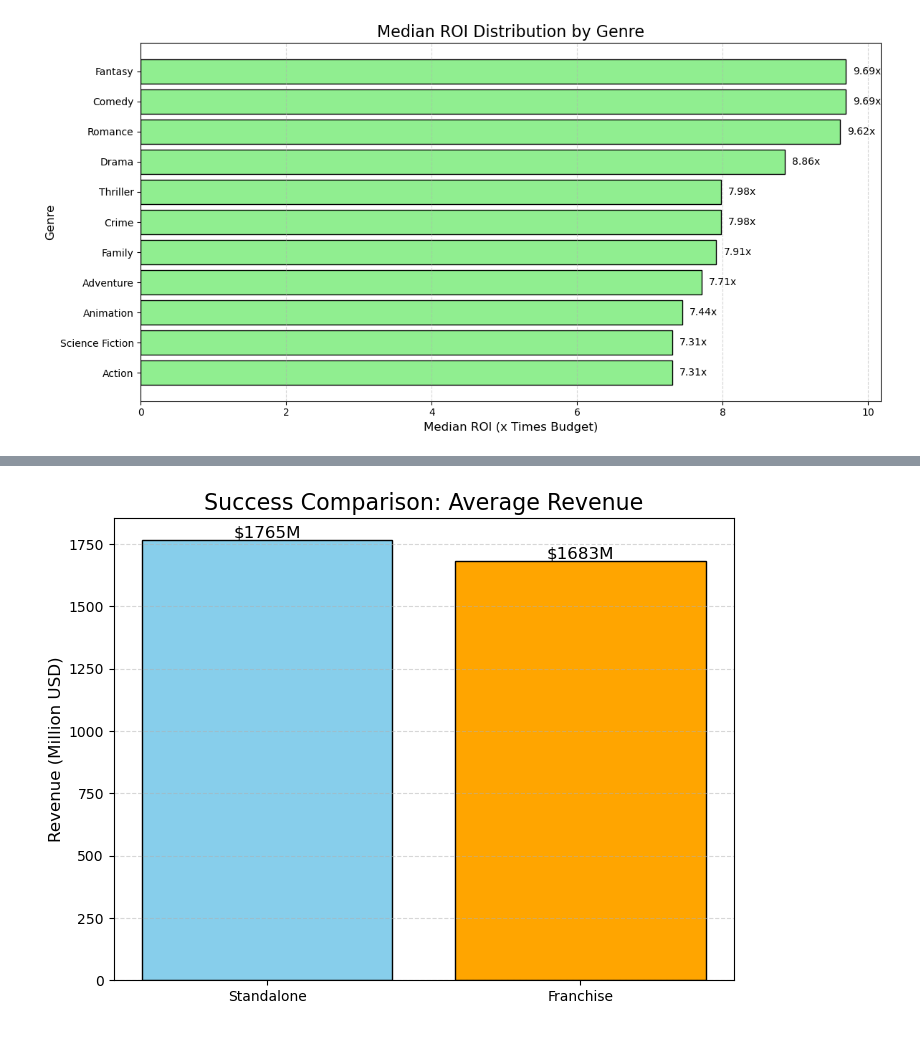
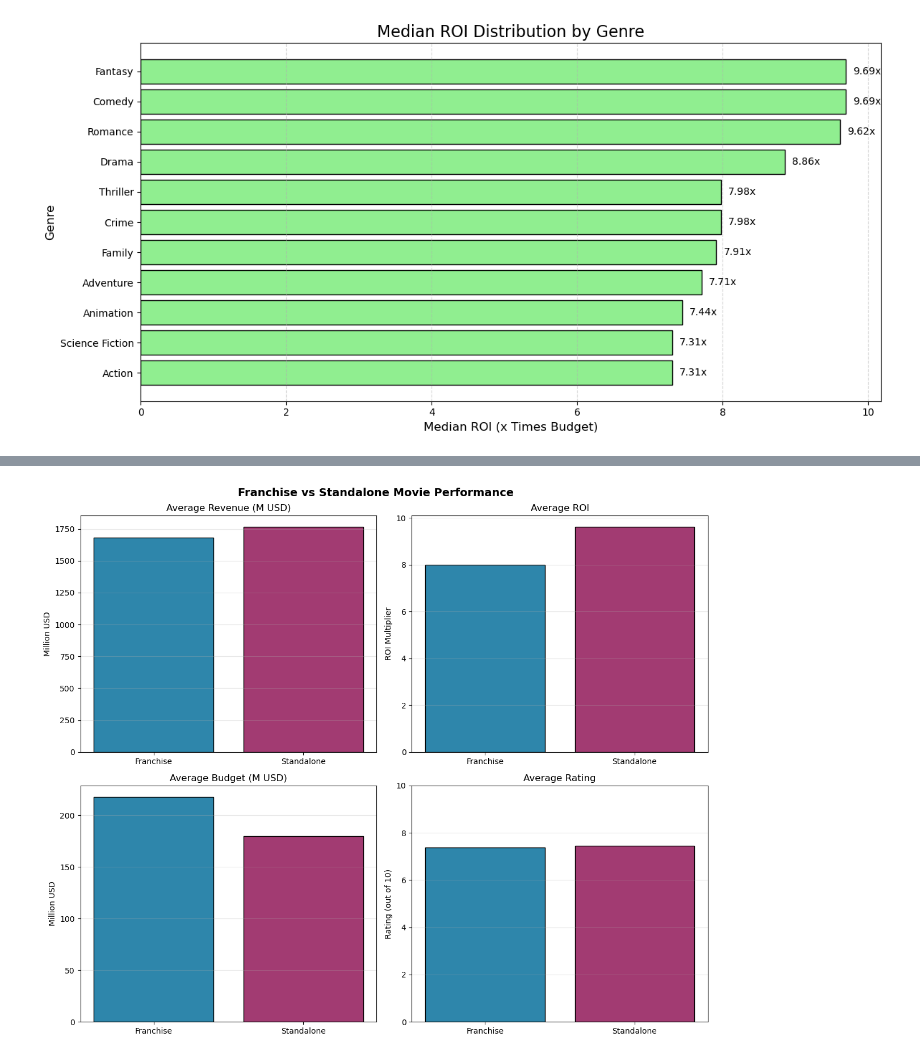
Before and after one commit to jill-break/DE02---TMDB-Movie-Data-Analysis, a Jupyter notebook: tmdb.ipynb, the cells around one changed output, grey strips where cells are left out. Saved outputs shown, nothing was run; the diff lists cells and outputs as text; code cells hidden in the pictures.

```diff
--- a/tmdb.ipynb
+++ b/tmdb.ipynb
@@ -726,20 +764,14 @@ J.J. Abrams                         1        2068.22          7.26
 # %%
-# 1. Load Data
-# We reload the clean dataset to ensure we have the correct types
-# (If running locally, ensure 'movies_clean.csv' is in your directory)
-# df_movie = pd.read_csv('movies_clean.csv')
-
-# --- PRE-PROCESSING FOR PLOTTING ---
-
-# Re-create 'is_franchise' logic (it wasn't saved in the CSV as a boolean)
-# Assuming 'belongs_to_collection' is the column name in your CSV
 df_movie['is_franchise'] = df_movie['belongs_to_collection'].notna()
 
 # Ensure numeric types
-df_movie['budget_musd'] = pd.to_numeric(df_movie['budget_musd'], errors='coerce')
-df_movie['revenue_musd'] = pd.to_numeric(df_movie['revenue_musd'], errors='coerce')
+df_movie['budget_musd'] = pd.to_numeric(
+    df_movie['budget_musd'], errors='coerce')
+df_movie['revenue_musd'] = pd.to_numeric(
+    df_movie['revenue_musd'], errors='coerce')
 df_movie['popularity'] = pd.to_numeric(df_movie['popularity'], errors='coerce')
-df_movie['vote_average'] = pd.to_numeric(df_movie['vote_average'], errors='coerce')
+df_movie['vote_average'] = pd.to_numeric(
+    df_movie['vote_average'], errors='coerce')
 
 # Ensure Date is datetime type and extract year
 df_movie['release_date'] = pd.to_datetime(df_movie['release_date'])
@@ -750,7 +782,6 @@ if 'roi' not in df_movie.columns:
     df_movie['roi'] = df_movie['revenue_musd'] / df_movie['budget_musd']
 
 # Explode Genres for the ROI Chart
-# Assuming 'genres' is pipe-separated string "Action|Adventure"
 df_plot = df_movie.copy()
 df_plot['genre_list'] = df_plot['genres'].str.split('|')
 df_exploded = df_plot.explode('genre_list')
@@ -875,29 +907,55 @@ plt.show()
 # %%
-# -------------------------------------------------------
+
 # 5. Franchise vs. Standalone Success (Bar Chart)
-# -------------------------------------------------------
-franchise_stats = df_movie.groupby('is_franchise')['revenue_musd'].mean()
-labels = ['Standalone', 'Franchise'] # False=Standalone, True=Franchise
+franchise_stats = df_movie[df_movie["belongs_to_collection"].notna()]
+standalone = df_movie[df_movie["belongs_to_collection"].isna()]
 
-plt.figure(figsize=(8, 6))
+    # calculate metrics
+metrics = {
+        "Revenue": [
+            franchise_stats["revenue_musd"].mean(),
+            standalone["revenue_musd"].mean(),
+        ],
+        "ROI": [franchise_stats["roi"].mean(), standalone["roi"].mean()],
+        "Budget": [franchise_stats["budget_musd"].mean(), standalone["budget_musd"].mean()],
+        "Rating": [franchise_stats["vote_average"].mean(), standalone["vote_average"].mean()],
+    }
 
-bars_f = plt.bar(
-    labels,
-    franchise_stats.values,
-    color=['skyblue', 'orange'],
-    edgecolor='black'
-)
+    # Create subplots
+fig, axs = plt.subplots(2, 2, figsize=(12, 10))
+fig.suptitle(
+        "Franchise vs Standalone Movie Performance", fontsize=14, fontweight="bold"
+    )
 
-plt.title('Success Comparison: Average Revenue', fontsize=16)
-plt.ylabel('Revenue (Million USD)', fontsize=12)
-plt.grid(axis='y', linestyle='--', alpha=0.5)
+categories = ["Franchise", "Standalone"]
+colors = ["#2E86AB", "#A23B72"]
 
-# Add Labels
-for bar in bars_f:
-    height = bar.get_height()
-    plt.text(bar.get_x() + bar.get_width()/2, height + 10,
-             f'${height:.0f}M', ha='center', fontsize=12)
+    # Revenue comparison
+axs[0, 0].bar(categories, metrics["Revenue"], color=colors, edgecolor="black")
+axs[0, 0].set_title("Average Revenue (M USD)")
+axs[0, 0].set_ylabel("Million USD")
+axs[0, 0].grid(True, axis="y", alpha=0.3)
 
+    # ROI comparison
+axs[0, 1].bar(categories, metrics["ROI"], color=colors, edgecolor="black")
+axs[0, 1].set_title("Average ROI")
+axs[0, 1].set_ylabel("ROI Multiplier")
+axs[0, 1].grid(True, axis="y", alpha=0.3)
+
+    # Budget comparison
+axs[1, 0].bar(categories, metrics["Budget"], color=colors, edgecolor="black")
+axs[1, 0].set_title("Average Budget (M USD)")
+axs[1, 0].set_ylabel("Million USD")
+axs[1, 0].grid(True, axis="y", alpha=0.3)
+
+    # Rating comparison
+axs[1, 1].bar(categories, metrics["Rating"], color=colors, edgecolor="black")
+axs[1, 1].set_title("Average Rating")
+axs[1, 1].set_ylabel("Rating (out of 10)")
+axs[1, 1].set_ylim(0, 10)
+axs[1, 1].grid(True, axis="y", alpha=0.3)
+
+plt.tight_layout()
 plt.show()
 # %% [output]
-[figure, old version]
+[figure, new version]
```
Also changed, not shown: parts of 24 cells of this notebook, 1 other file.
